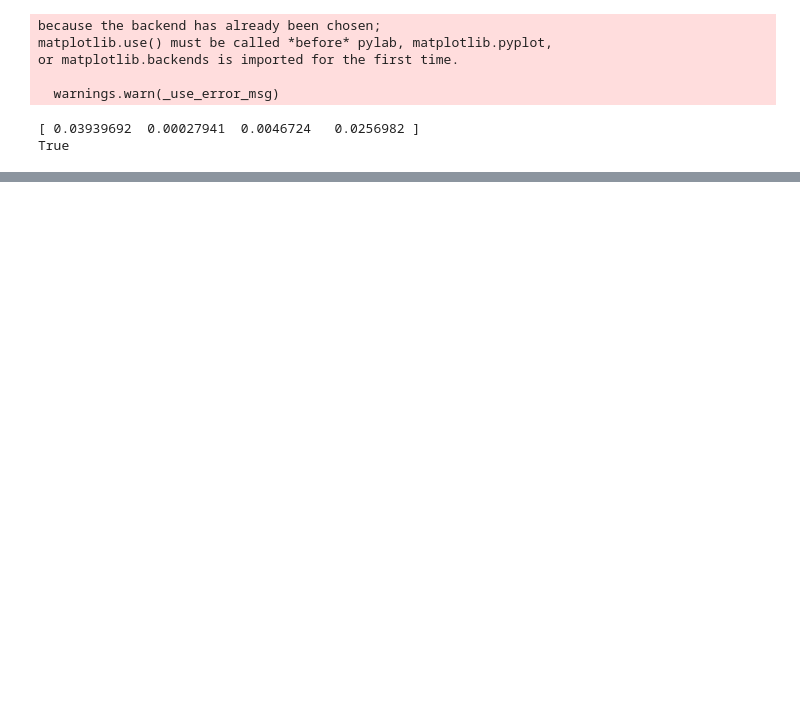
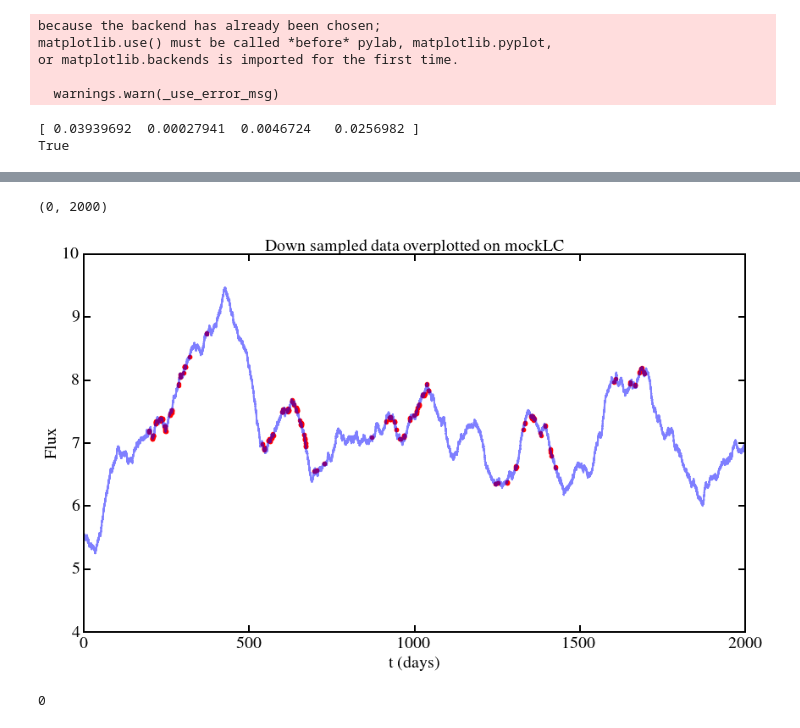
Before and after one commit to ywx649999311/lsst_cadence, a Jupyter notebook: kali.ipynb, the cells around one changed output, grey strips where cells are left out. Drawn from its saved outputs; the diff is of its cells as text; code cells hidden in the pictures; blank space fills up the shorter version.

Commit message:
add lsstlc subclass; fit with carma 2,1

```diff
--- a/kali.ipynb
+++ b/kali.ipynb
@@ -73,0 +62,22 @@ plt.scatter(new_t, new_x - np.mean(new_x) + np.mean(new_y), marker='o', color='r
+# %%
+# down sample the mock lc based on pointing history
+# lsstlc is the derived subclass of lc object
+dLC = lsstlc(pos_gap[0], pos_gap[1], obsHist['expDate'], LC, pos_gap[2])
+# %%
+# now plot down sampled data on top of orginal mock lc
+pts = dLC.plot_x_y_err() # get arguments for plot
+f = plt.figure(figsize=(14,8))
+plt.title('Down sampled data overplotted on mockLC')
+plt.ylabel('Flux')
+plt.xlabel('t (days)')
+plt.scatter(pts[2], pts[3], color='r')
+plt.plot(dLC.mockLC.t, dLC.mockLC.x - np.mean(dLC.mockLC.x) + np.mean(dLC.mockLC.y), alpha=0.5)
+plt.xlim(0,2000)
+# %% [output]
+(0, 2000)
+[figure, added]
+# %%
+# Find the best fit coefficients and print result
+Task.fit(dLC)
+# %% [output]
+0
```
Also changed, not shown: parts of 14 cells of this notebook, 2 other files.
